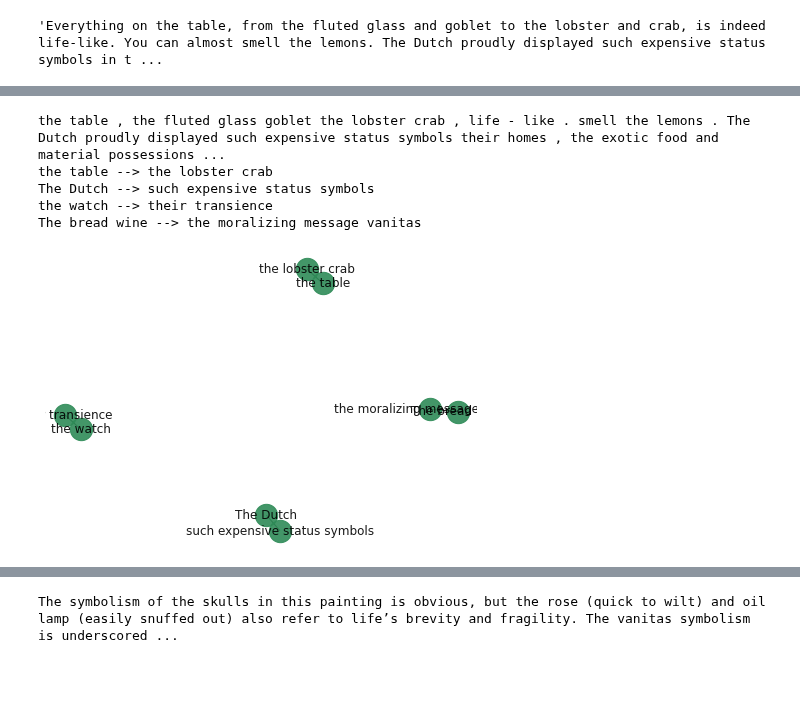
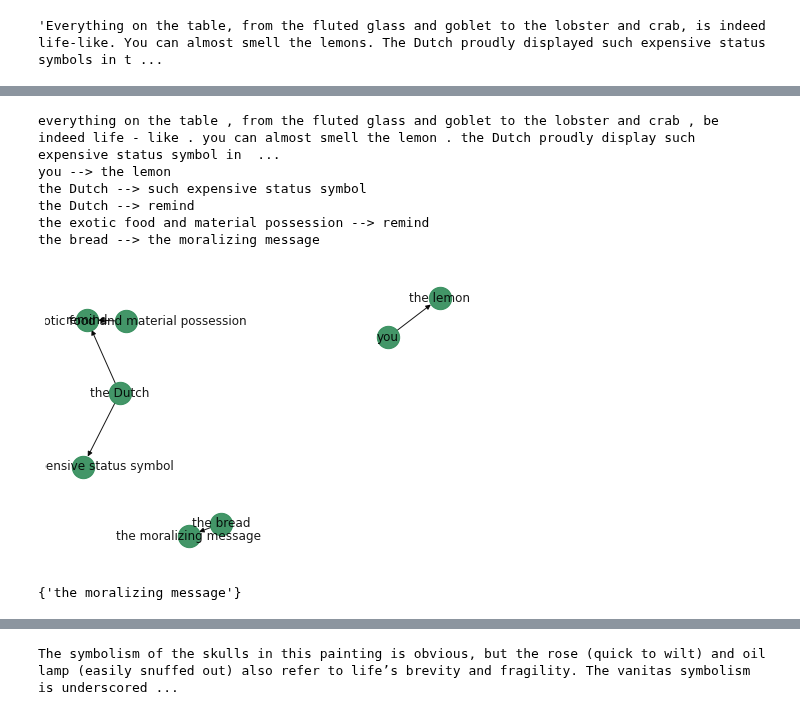
Before and after one commit to gck25/fine_art_asssociations_meanings, a Jupyter notebook: Fine Art Project 2.ipynb, the cells around one changed output, grey strips where cells are left out. Cells and saved outputs as stored; diff of their text form; code cells hidden in the pictures; blank space fills up the shorter version.

```diff
--- a/Fine Art Project 2.ipynb
+++ b/Fine Art Project 2.ipynb
@@ -80,3 +101,10 @@ displacy.render(doc2, style='dep')
 caption2
 # %% [output]
 'Everything on the table, from the fluted glass and goblet to the lobster and crab, is indeed life-like. You can almost smell the lemons. The Dutch proudly displayed such expensive status symbols in t ...
+# %%
+nlp = spacy.load("en_core_web_sm")
+doc1 = nlp(caption)
+# %%
+for token in doc2:
+    if not token.is_stop:
+        print(token.lemma_, token.dep_, token.tag_, list(token.head.lefts), list(token.head.rights))
@@ -85,36 +131,38 @@ nlp = spacy.load("en_core_web_sm")
 nlp.add_pipe("merge_entities")
 nlp.add_pipe("merge_noun_chunks")
 
-tokens = [token.text + ' ' for token in doc2 if not token.is_stop or token.dep_=='det']
+# tokens = [token.lemma_ + ' ' for token in doc2 if not token.is_stop and token.dep_!='det' and token.tag_!='PRP']
+
+tokens = [token.lemma_ + ' ' for token in doc2]
 
 tokens = ''.join(tokens)
 print(tokens)
 
 pairs = []
 
-for doc in nlp.pipe([tokens]):
-    for token in doc:
-        if not token.is_stop:
-#         if token.ent_type_ == "MONEY":
-            # We have an attribute and direct object, so check for subject
-#             print(token.dep_)
-#             print(token)
-            if token.dep_ in ("attr", "dobj"):
-                subj = [w for w in token.head.lefts if w.dep_ == "nsubj"]
-                if subj:
-                    print(subj[0], "-->", token)
-                    pairs.append((subj[0], token))
-            # We have a prepositional object with a preposition
-            elif token.dep_ == "pobj" and token.head.dep_ == "prep":
-                print(token.head.head, "-->", token)
-                pairs.append((token.head.head, token))
+for doc in nlp.pipe([doc2.text]):
+    for sentence in doc.sents:
+        for token in sentence:
+    #         print(token, token.dep_)
+            if not token.is_stop:
+                if token.dep_ in ("attr", "dobj", "obj", "obl", "xcomp", "advcl", "pobj"):
+                    subj = [w for w in token.head.lefts if w.dep_ == "nsubj" or  w.dep_ == "nsubj:pass" or   w.dep_ == "csubj"]
+
+
+                    if sentence.root.tag != 'VB':
+                        subj.extend([w for w in token.head.lefts if w.dep_ == "amod" or  w.dep_ == "nmod" or w.dep_ == "nummod" or w.dep_ == "case" or w.dep_ == "acl" or w.dep_ == "compound"])
+
+                    if subj:
+                        print(subj[0].lemma_, "-->", token.lemma_)
+                        pairs.append((subj[0].lemma_, token.lemma_))
 # %% [output]
-the table , the fluted glass goblet the lobster crab , life - like . smell the lemons . The Dutch proudly displayed such expensive status symbols their homes , the exotic food and material possessions ...
-the table --> the lobster crab
-The Dutch --> such expensive status symbols
-the watch --> their transience
-The bread wine --> the moralizing message vanitas
+everything on the table , from the fluted glass and goblet to the lobster and crab , be indeed life - like . you can almost smell the lemon . the Dutch proudly display such expensive status symbol in  ...
+you --> the lemon
+the Dutch --> such expensive status symbol
+the Dutch --> remind
+the exotic food and material possession --> remind
+the bread --> the moralizing message
-# %%
-printGraph(pairs)
-# %% [output]
-[figure, removed]
+# %%
+G = printGraph(pairs)
+# %% [output]
+[figure, added]
@@ -120,0 +171,4 @@ printGraph(pairs)
+# %%
+res
+# %% [output]
+{'the moralizing message'}
```
Also changed, not shown: parts of 9 cells of this notebook.
